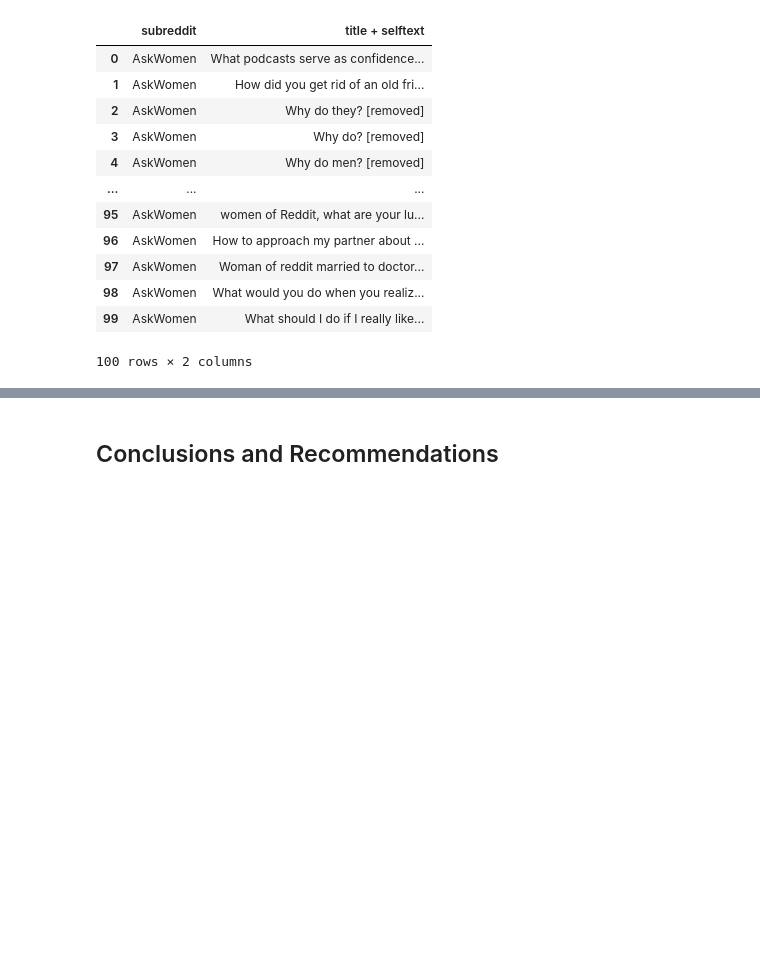
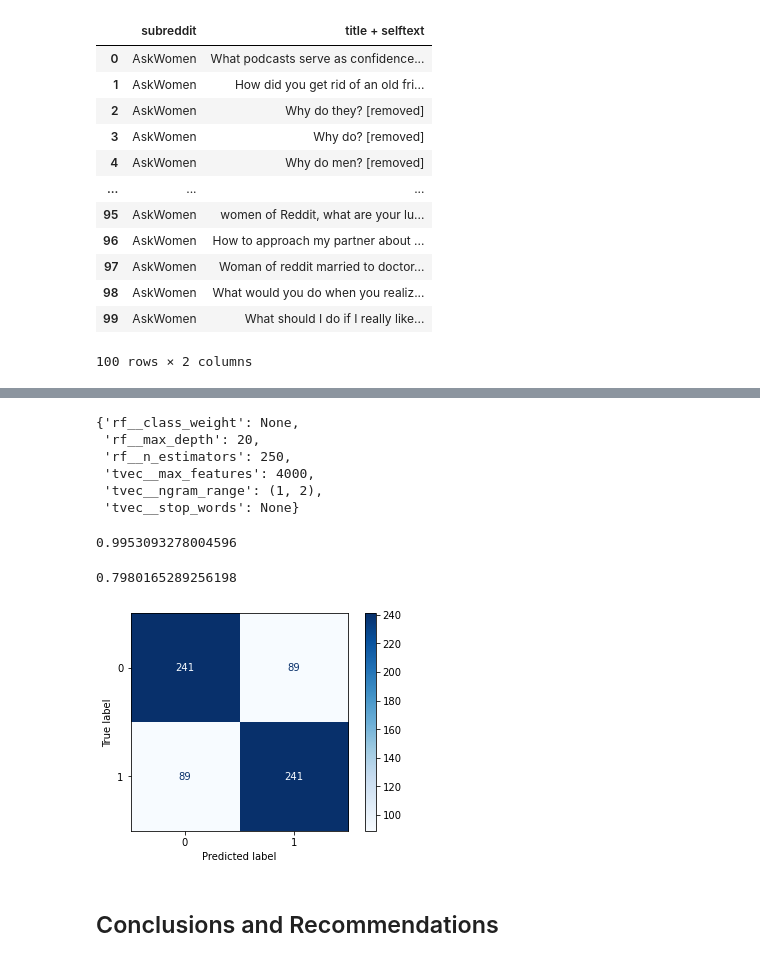
Before and after one commit to oliverfyh/project_Web-APIs-NLP, a Jupyter notebook: code/02_NLP.ipynb, the cells around one changed output, grey strips where cells are left out. Cells and saved outputs as stored; diff of their text form; code cells hidden in the pictures; blank space fills up the shorter version.

```diff
--- a/code/02_NLP.ipynb
+++ b/code/02_NLP.ipynb
@@ -110,0 +276,33 @@ df.head(100)
+# %%
+# Set up a pipeline with tf-idf vectorizer and multinomial naive bayes
+pipe_tvec_rf = Pipeline([
+                    ('tvec', TfidfVectorizer()),
+                    ('rf',RandomForestClassifier(random_state=42))
+                    ])
+# %%
+# Search over the following values of hyperparameters:
+# Maximum number of features fit: 2000, 3000, 4000, 5000
+# No stop words and english stop words
+# Check (individual tokens) and also check (individual tokens and 2-grams).
+pipe_tvec_rf_params = {
+                    #params of TfidfVectorizer
+                    'tvec__max_features': [2_000, 3_000, 4_000],
+                    'tvec__stop_words': [None, 'english'],
+                    'tvec__ngram_range': [(1,1), (1,2)],
+
+                    #params of random forest
+                    'rf__n_estimators' : [10, 50, 100, 250],
+                    'rf__max_depth' : [5, 10, 20],
+                    'rf__class_weight' : [None, {0:1,1:5}, {0:1,1:10}, {0:1,1:25}]
+                    }
+# %%
+# Instantiate GridSearchCV.
+gs_tvec_rf = GridSearchCV(pipe_tvec_rf, # what object are we optimizing?
+                        param_grid = pipe_tvec_rf_params, # what parameters values are we searching?
+                        cv=3, # 3-fold cross-validation.
+                        n_jobs=-1,
+                        scoring='roc_auc'
+                         )
+# %%
+# Fit GridSearch to training data.
+gs_tvec_rf.fit(X_train, y_train)
@@ -110,0 +323,20 @@ df.head(100)
+# %%
+# Best performing model and its corresponding hyperparameters
+gs_tvec_rf.best_params_
+# %% [output]
+{'rf__class_weight': None,
+ 'rf__max_depth': 20,
+ 'rf__n_estimators': 250,
+ 'tvec__max_features': 4000,
+ 'tvec__ngram_range': (1, 2),
+ 'tvec__stop_words': None}
+# %%
+# Score model on training set.
+gs_tvec_rf.score(X_train, y_train)
+# %% [output]
+0.9953093278004596
+# %%
+# Score model on testing set.
+gs_tvec_rf.score(X_test, y_test)
+# %% [output]
+0.7980165289256198
@@ -111,3 +348,8 @@ df.head(100)
+# %%
+# View confusion matrix
+plot_confusion_matrix(gs_tvec_rf, X_test, y_test, cmap='Blues', values_format='d');
+# %% [output]
+[figure, added]
 # %% [markdown]
 ## Conclusions and Recommendations
 # %% [markdown]
```
Also changed, not shown: parts of 29 cells of this notebook.
